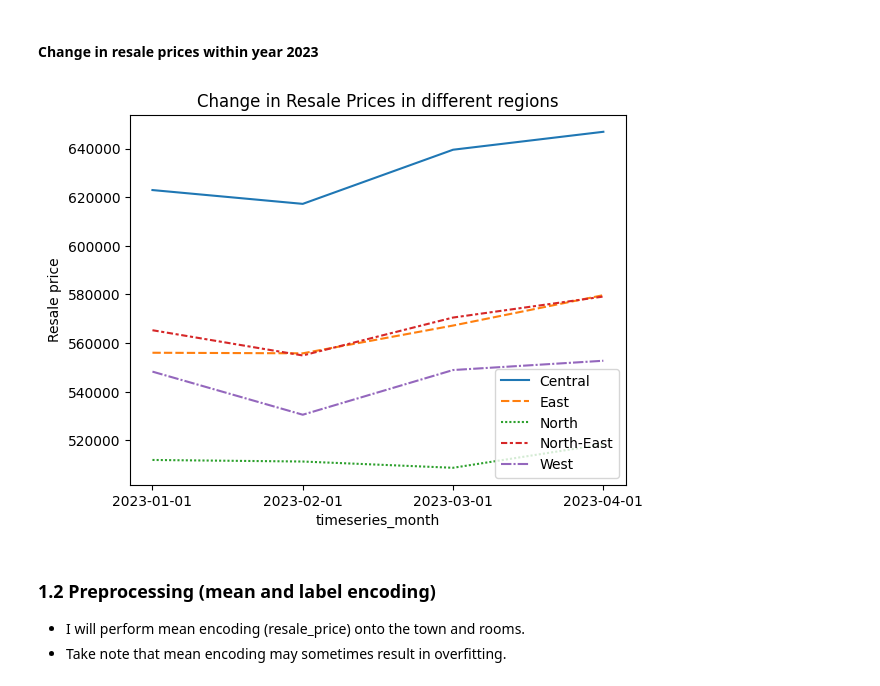
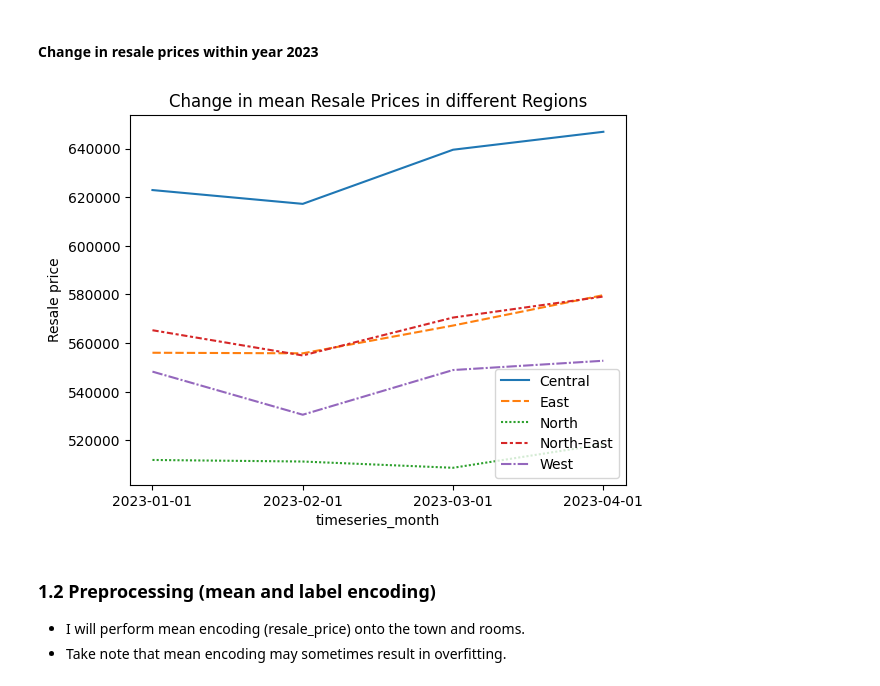
Before and after one commit to sienlonglim/ml_webapp, a Jupyter notebook: model_building.ipynb, the cells around one changed output. Drawn from its saved outputs; the diff is of its cells as text; code cells hidden in the pictures.

```diff
--- a/model_building.ipynb
+++ b/model_building.ipynb
@@ -14,7 +14,7 @@ import joblib
 # %% [markdown]
 # Exploratory Data Analysis and Model Building
 # %%
-df = pd.read_csv('static/2023_01_to_04.csv', index_col=0)
+df = pd.read_csv('static/2023_01_to_04_dist.csv', index_col=0)
 display(df.head())
 print(df.shape)
 # %% [output]
@@ -135,13 +141,13 @@ town_prices.style.format(precision=0, thousands=',').highlight_max(color='red').
 # %%
 ma_df = df.groupby(['timeseries_month', 'region'])['resale_price'].mean()
 ma_df = ma_df.unstack()
 sns.lineplot(ma_df)
-plt.title('Change in Resale Prices in different regions')
+plt.title('Change in mean Resale Prices in different Regions')
 plt.ylabel('Resale price')
 plt.legend(loc='lower right')
 plt.show()
 # %% [output]
-[figure, old version]
+[figure, new version]
 # %% [markdown]
 ### 1.2 Preprocessing (mean and label encoding)
 * I will perform mean encoding (resale_price) onto the town and rooms.
```
Also changed, not shown: parts of 25 cells of this notebook, 7 other files.
